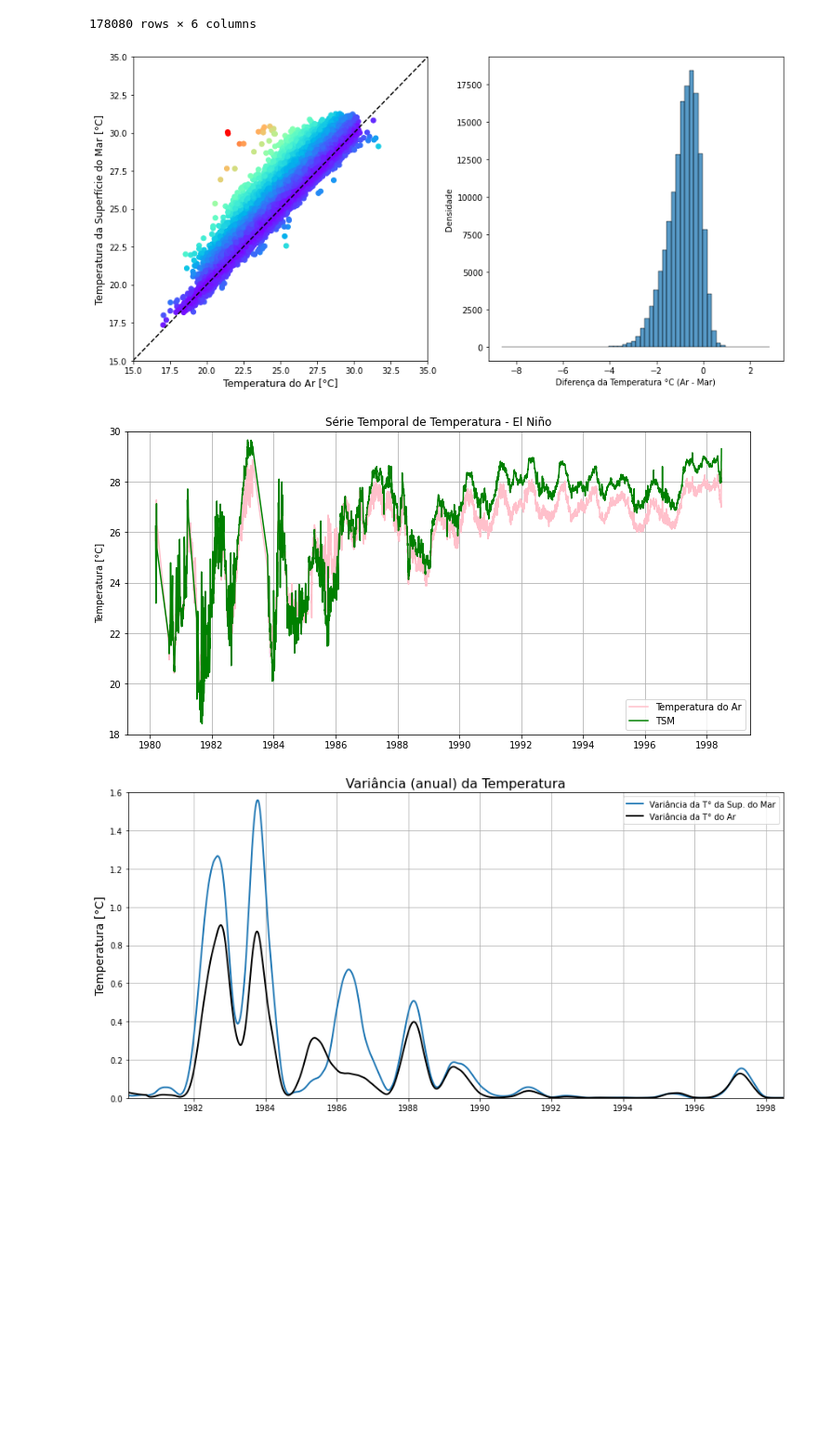
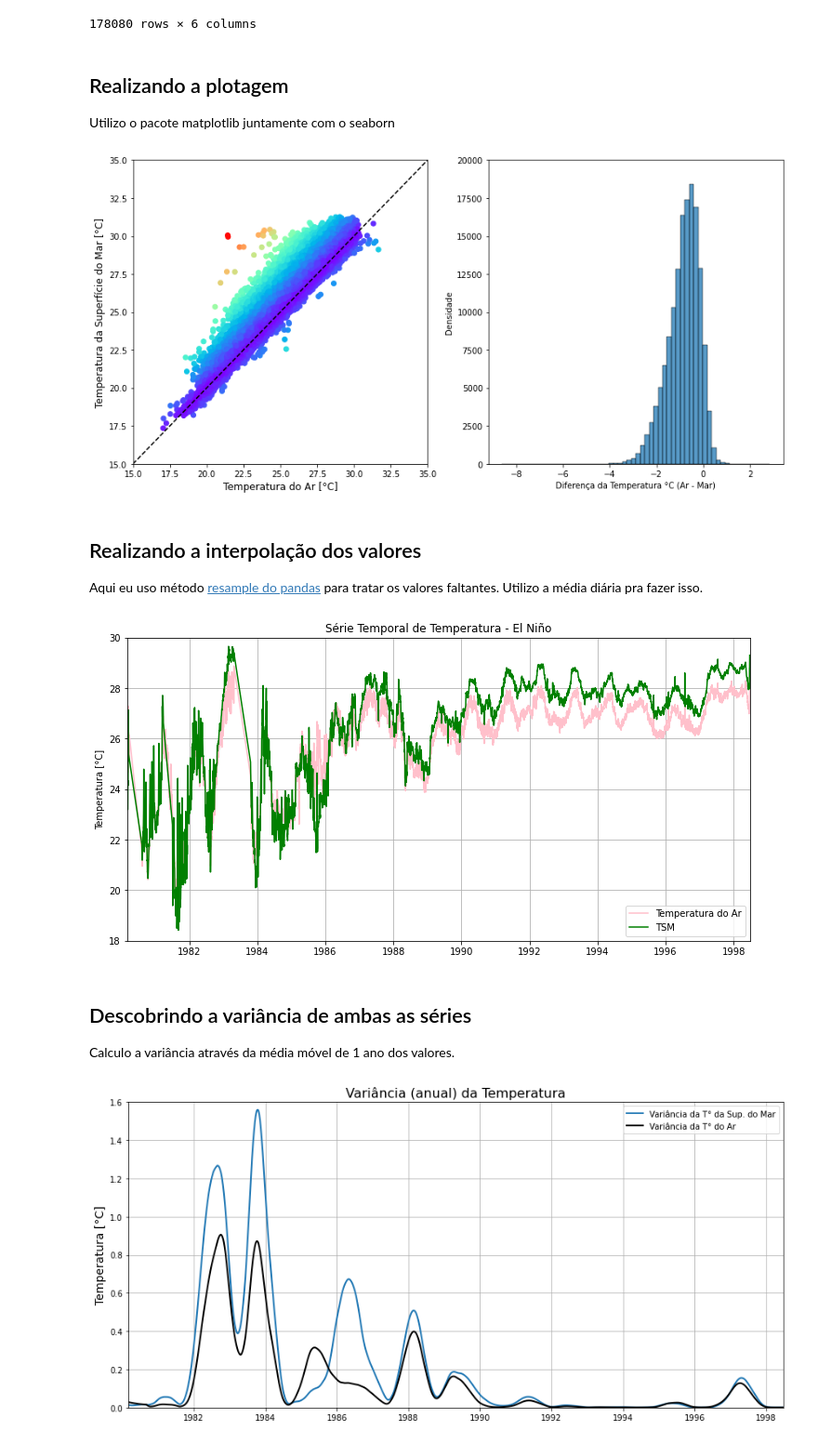
Before and after one commit to jonatanriq/oceanografia, a Jupyter notebook: analisando_dados_elnino.ipynb, the cells around one changed output. Shown at 93% size. Saved outputs shown, nothing was run; the diff lists cells and outputs as text; code cells hidden in the pictures; blank space fills up the shorter version.

Commit message:
Atualização do código antigo. Aqui, eu atualizei algumas imagens e coloquei markdowns para melhor compreensão

```diff
--- a/analisando_dados_elnino.ipynb
+++ b/analisando_dados_elnino.ipynb
@@ -39,6 +49,10 @@ nino
 | 1998-06-14 | 8.96 | -140.33 | -4.9 | -2.3 | 27.36 | 28.03 |
 | 1998-06-15 | 8.95 | -140.33 | NaN | NaN | 27.09 | 28.09 |
 178080 rows × 6 columns
+# %% [markdown]
+## Realizando a plotagem
+
+Utilizo o pacote matplotlib juntamente com o seaborn
 # %%
 import matplotlib.pyplot as plt
 import numpy as np
@@ -46,7 +60,7 @@ import seaborn as sns
 
 fig, [ax1,ax2] = plt.subplots(figsize=(12,6), ncols=2)
 
-# fazendo as diferenças nas cores
+# criando um método para plotar as diferenças nas cores
 diff = nino[nino.columns[-2]]- nino[nino.columns[-1]]
 
 ax1.scatter(nino[nino.columns[-2]], nino[nino.columns[-1]], c=np.abs(diff), cmap='rainbow')
@@ -62,26 +76,35 @@ ax2.set_xlabel('teste')
 ax2.set_ylabel('Densidade')
 ax2.set_xlabel('Diferença da Temperatura °C (Ar - Mar)')
 ax2.vlines(0,-1,1,color='k')
+ax2.set_ylim(0,20000)
 
 plt.tight_layout()
 plt.show()
 # %% [output]
-[figure, old version]
+[figure, new version]
+# %% [markdown]
+## Realizando a interpolação dos valores
+
+Aqui eu uso método [resample do pandas](https://https://pandas.pydata.org/docs/reference/api/pandas.DataFrame.resample.html) para tratar os valores faltantes. Utilizo a média diária pra fazer isso.
 # %%
 airtmp_interp = nino[nino.columns[-2]].resample('1D').mean().interpolate(method ='linear', limit_direction ='forward')
 sst_interp = nino[nino.columns[-1]].resample('1D').mean().interpolate(method ='linear', limit_direction ='forward')
 # %%
 fig, ax = plt.subplots(figsize=(12, 6))
 ax.plot(airtmp_interp, color='pink', linestyle='-', label='Temperatura do Ar')
 ax.plot(sst_interp, color='green', linestyle='-', label='TSM')
 plt.ylim(18,30)
-plt.xlim()
+plt.xlim(sst_interp.index.min(), sst_interp.index.max())
 plt.legend()
 plt.ylabel('Temperatura [°C]')
 plt.title('Série Temporal de Temperatura - El Niño')
 plt.grid()
 # %% [output]
-[figure, old version]
+[figure, new version]
+# %% [markdown]
+## Descobrindo a variância de ambas as séries
+
+Calculo a variância através da média móvel de 1 ano dos valores.
 # %%
 ws = 365 # 1 ano de janela
 media_movel_sst = sst_interp.rolling(ws, center=True, min_periods=1).mean()
```
Also changed, not shown: parts of 5 cells of this notebook.
